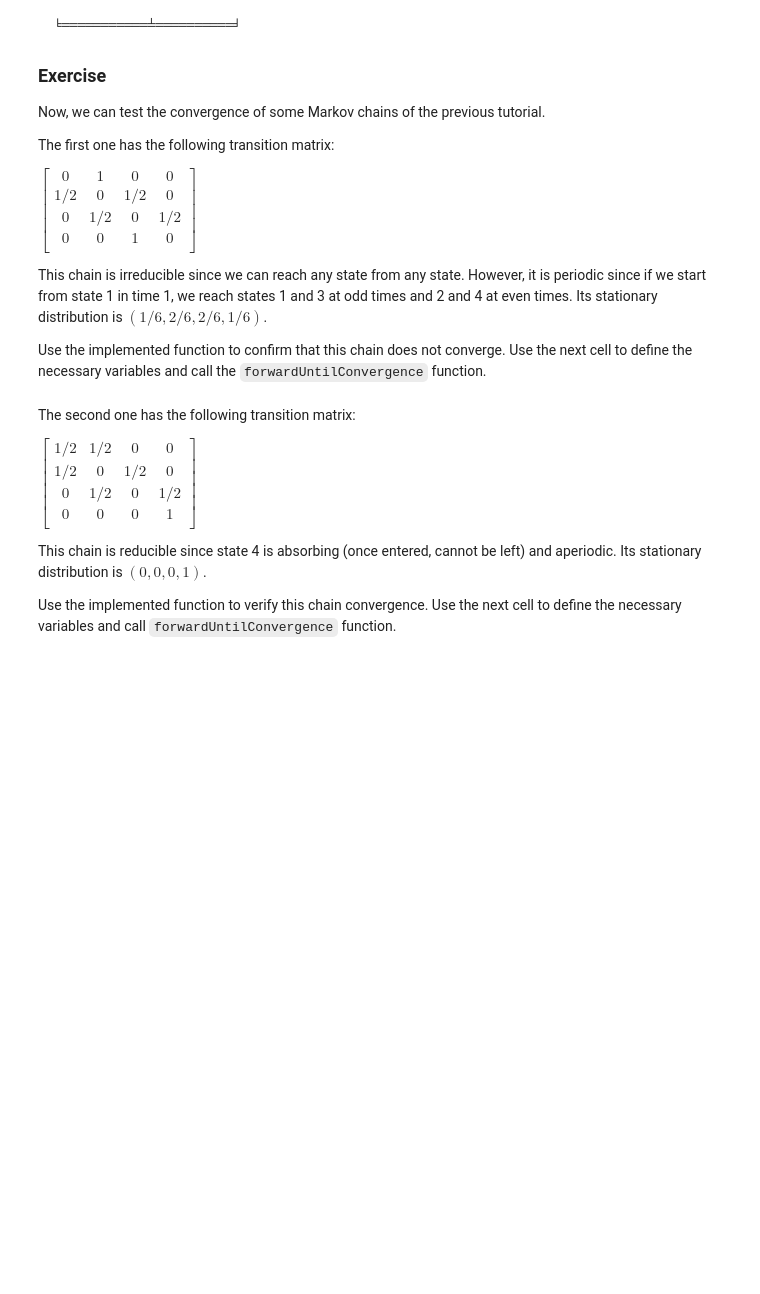
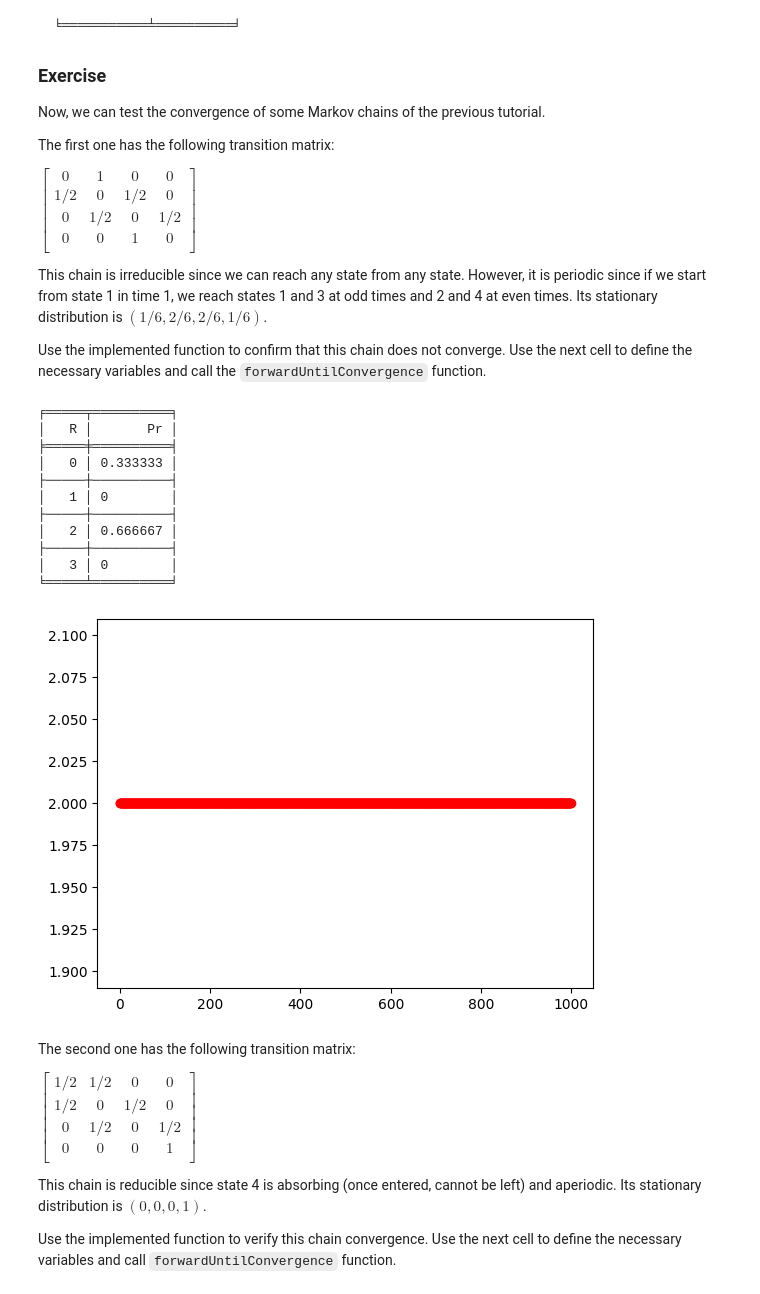
Before and after one commit to girilang/COMP9418-Week05, a Jupyter notebook: COMP9418_W05_Markov_Chains_and_Hidden_Markov_Models.ipynb, the cells around one changed output. Drawn from its saved outputs; the diff is of its cells as text; code cells hidden in the pictures; blank space fills up the shorter version.

```diff
--- a/COMP9418_W05_Markov_Chains_and_Hidden_Markov_Models.ipynb
+++ b/COMP9418_W05_Markov_Chains_and_Hidden_Markov_Models.ipynb
@@ -340,34 +355,54 @@ outcomeSpace_c1 = {
 
 t = Factor(('R', 'R_next'), outcomeSpace_c1)
 t[0, 0] = 0.0
 t[0, 1] = 1.0
 t[0, 2] = 0.0
 t[0, 3] = 0.0
 t[1, 0] = 0.5
 t[1, 1] = 0.0
 t[1, 2] = 0.5
 t[1, 3] = 0.0
-... # TODO finish transition factor
+t[2, 0] = 0.0
+t[2, 1] = 0.5
+t[2, 2] = 0.0
+t[2, 3] = 0.5
+t[3, 0] = 0.0
+t[3, 1] = 0.0
+t[3, 2] = 1.0
+t[3, 3] = 0.0
 
 
 s = Factor(('R',), outcomeSpace_c1)
 s[0] = 1.0
 s[1] = 0.0
 s[2] = 0.0
 s[3] = 0.0
 
 
 ##################
 # Test code
 
 variable_remap = {
     "R_next": "R"
 }
 mm = MarkovModel(s, t, variable_remap)
 errors, state = mm.forwardUntilConvergence()
 print(state)
 plt.plot(errors, 'ro')
 plt.show()
+# %% [output]
+╒═════╤══════════╕
+│   R │       Pr │
+╞═════╪══════════╡
+│   0 │ 0.333333 │
+├─────┼──────────┤
+│   1 │ 0        │
+├─────┼──────────┤
+│   2 │ 0.666667 │
+├─────┼──────────┤
+│   3 │ 0        │
+╘═════╧══════════╛
+[figure, added]
 # %% [markdown]
 The second one has the following transition matrix:
 
```
Also changed, not shown: parts of 4 cells of this notebook.
